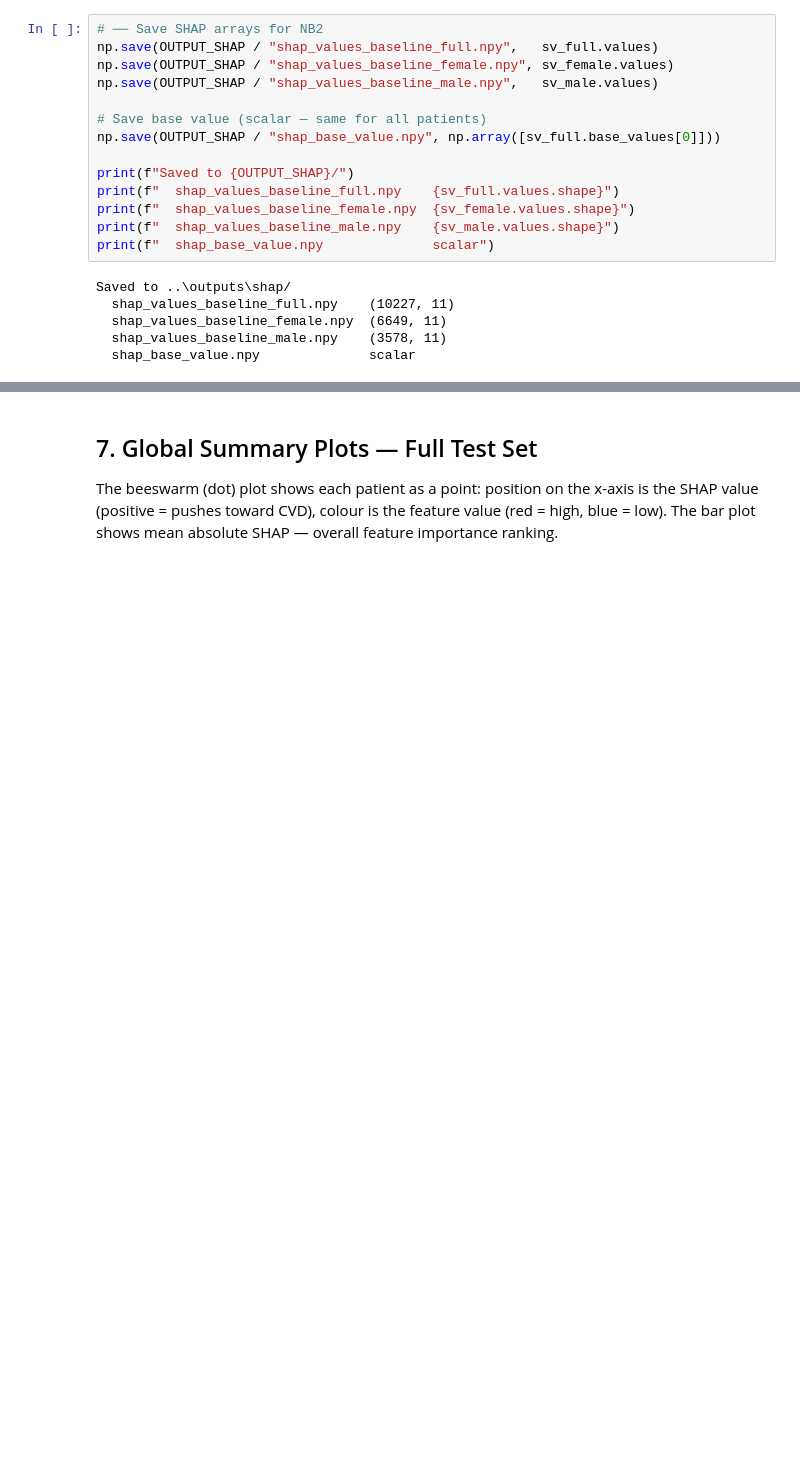
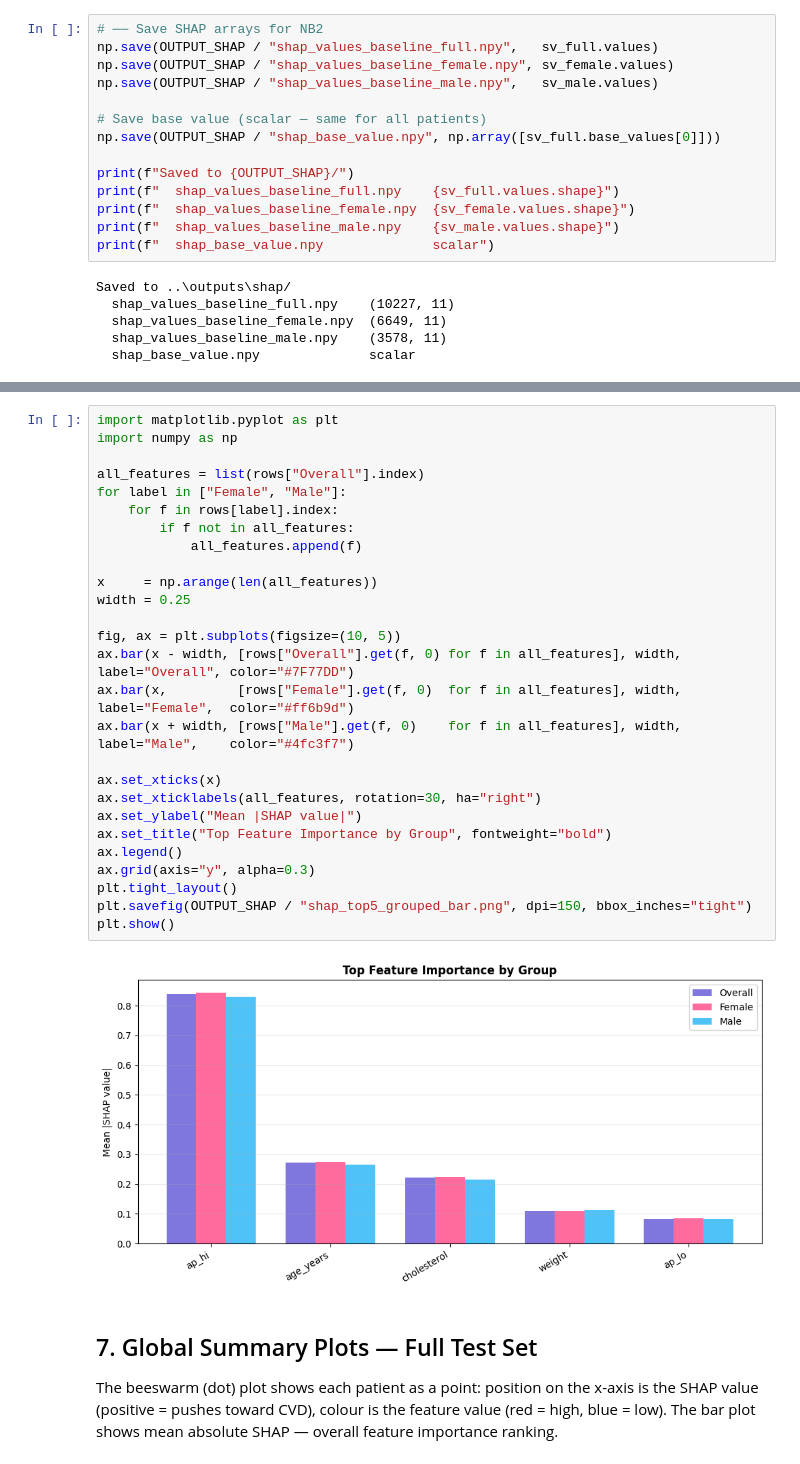
Before and after one commit to Kavisha612/Dissertation_ExplainableAI, a Jupyter notebook: SHAP_fairness_notebooks/shap_01_global_validation.ipynb, the cells around one changed output, grey strips where cells are left out. Saved outputs shown, nothing was run; the diff lists cells and outputs as text; blank space fills up the shorter version.

```diff
--- a/SHAP_fairness_notebooks/shap_01_global_validation.ipynb
+++ b/SHAP_fairness_notebooks/shap_01_global_validation.ipynb
@@ -276,3 +349,32 @@ Saved to ..\outputs\shap/
+# %%
+import matplotlib.pyplot as plt
+import numpy as np
+
+all_features = list(rows["Overall"].index)
+for label in ["Female", "Male"]:
+    for f in rows[label].index:
+        if f not in all_features:
+            all_features.append(f)
+
+x     = np.arange(len(all_features))
+width = 0.25
+
+fig, ax = plt.subplots(figsize=(10, 5))
+ax.bar(x - width, [rows["Overall"].get(f, 0) for f in all_features], width, label="Overall", color="#7F77DD")
+ax.bar(x,         [rows["Female"].get(f, 0)  for f in all_features], width, label="Female",  color="#ff6b9d")
+ax.bar(x + width, [rows["Male"].get(f, 0)    for f in all_features], width, label="Male",    color="#4fc3f7")
+
+ax.set_xticks(x)
+ax.set_xticklabels(all_features, rotation=30, ha="right")
+ax.set_ylabel("Mean |SHAP value|")
+ax.set_title("Top Feature Importance by Group", fontweight="bold")
+ax.legend()
+ax.grid(axis="y", alpha=0.3)
+plt.tight_layout()
+plt.savefig(OUTPUT_SHAP / "shap_top5_grouped_bar.png", dpi=150, bbox_inches="tight")
+plt.show()
+# %% [output]
+[figure, added]
 # %% [markdown]
 ## 7. Global Summary Plots — Full Test Set
 
```
Also changed, not shown: parts of 10 cells of this notebook.
